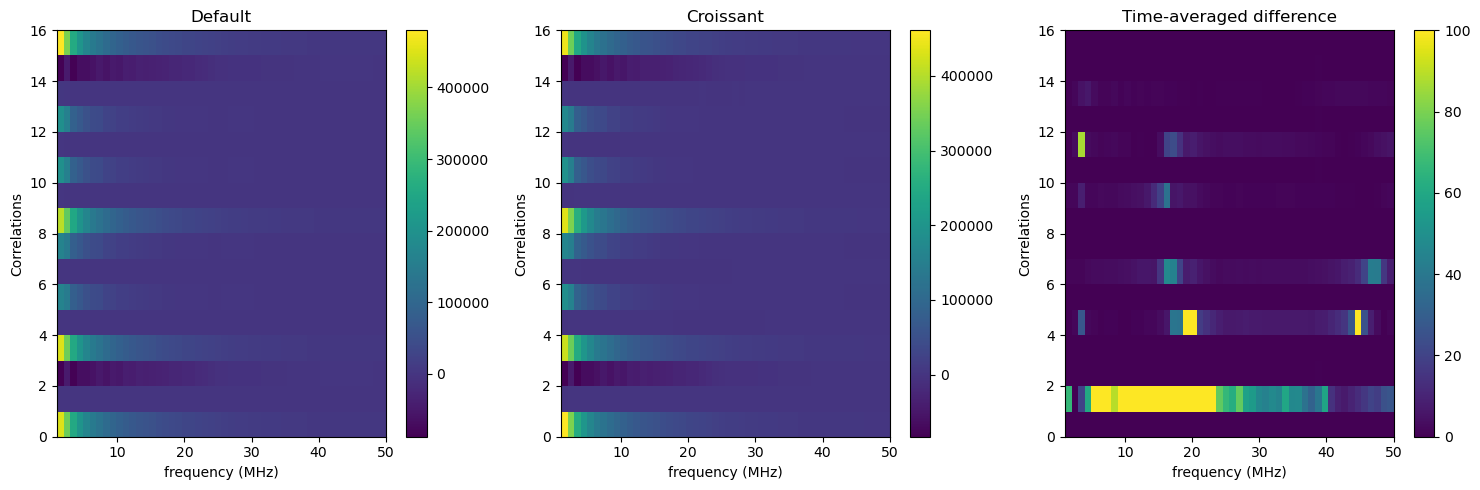
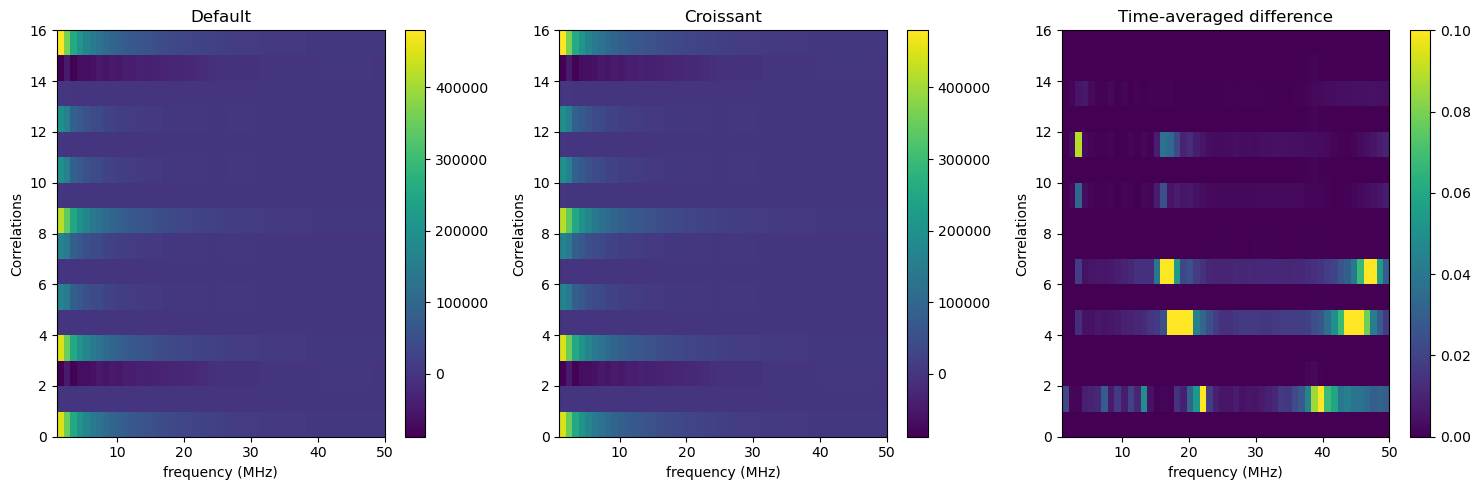
The change to this notebook cell's code, shown as a diff; its figure went from the first image to the second:
--- before
+++ after
@@ -16,5 +16,5 @@
 
 plt.subplot(133)
-plt.imshow(np.abs(D_avg-D_avg_cro)/np.abs(D_avg), aspect='auto', extent=(D.freq[0], D.freq[-1], 0,16), clim=([0,100]))
+plt.imshow(np.abs(D_avg-D_avg_cro)/np.abs(D_avg), aspect='auto', extent=(D.freq[0], D.freq[-1], 0,16), clim=([0,0.1]))
 plt.colorbar()
 plt.xlabel('frequency (MHz)')

Commit: updated tests and comparisons